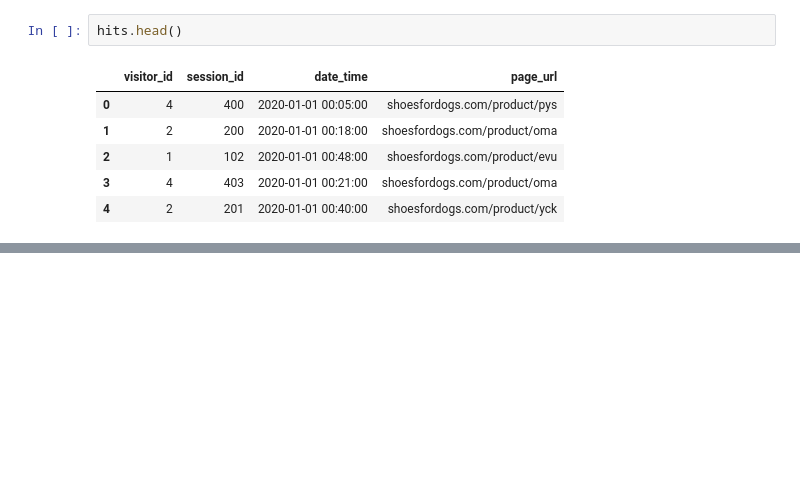
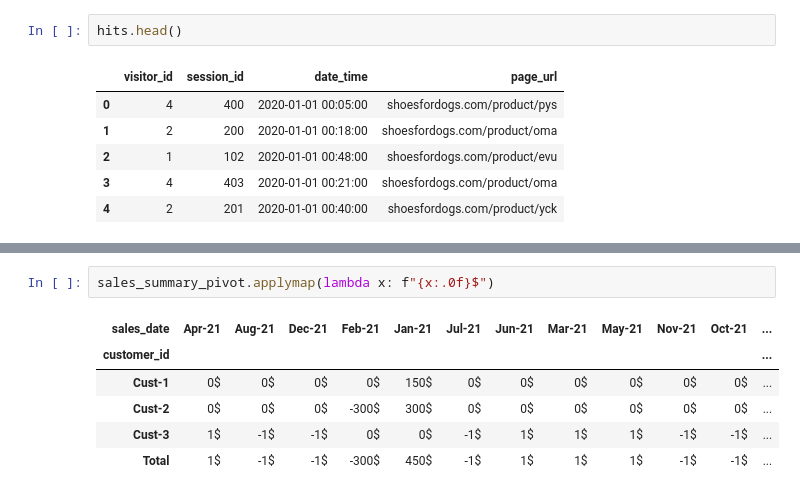
Before and after one commit to 986himanshu/Data-analysis-and-statistics, a Jupyter notebook: Experiment/Pandas.ipynb, the cells around one changed output, grey strips where cells are left out. Saved outputs shown, nothing was run; the diff lists cells and outputs as text; blank space fills up the shorter version.

```diff
--- a/Experiment/Pandas.ipynb
+++ b/Experiment/Pandas.ipynb
@@ -562,0 +1035,9 @@ pd.DataFrame.
+# %%
+sales_summary_pivot.applymap(lambda x: f"{x:.0f}$")
+# %% [output]
+| sales_date | Apr-21 | Aug-21 | Dec-21 | Feb-21 | Jan-21 | Jul-21 | Jun-21 | Mar-21 | May-21 | Nov-21 | Oct-21 | ... |
+| customer_id |  |  |  |  |  |  |  |  |  |  |  | ... |
+| Cust-1 | 0$ | 0$ | 0$ | 0$ | 150$ | 0$ | 0$ | 0$ | 0$ | 0$ | 0$ | ... |
+| Cust-2 | 0$ | 0$ | 0$ | -300$ | 300$ | 0$ | 0$ | 0$ | 0$ | 0$ | 0$ | ... |
+| Cust-3 | 1$ | -1$ | -1$ | 0$ | 0$ | -1$ | 1$ | 1$ | 1$ | -1$ | -1$ | ... |
+| Total | 1$ | -1$ | -1$ | -300$ | 450$ | -1$ | 1$ | 1$ | 1$ | -1$ | -1$ | ... |
```
Also changed, not shown: parts of 62 cells of this notebook, 8 other files.
